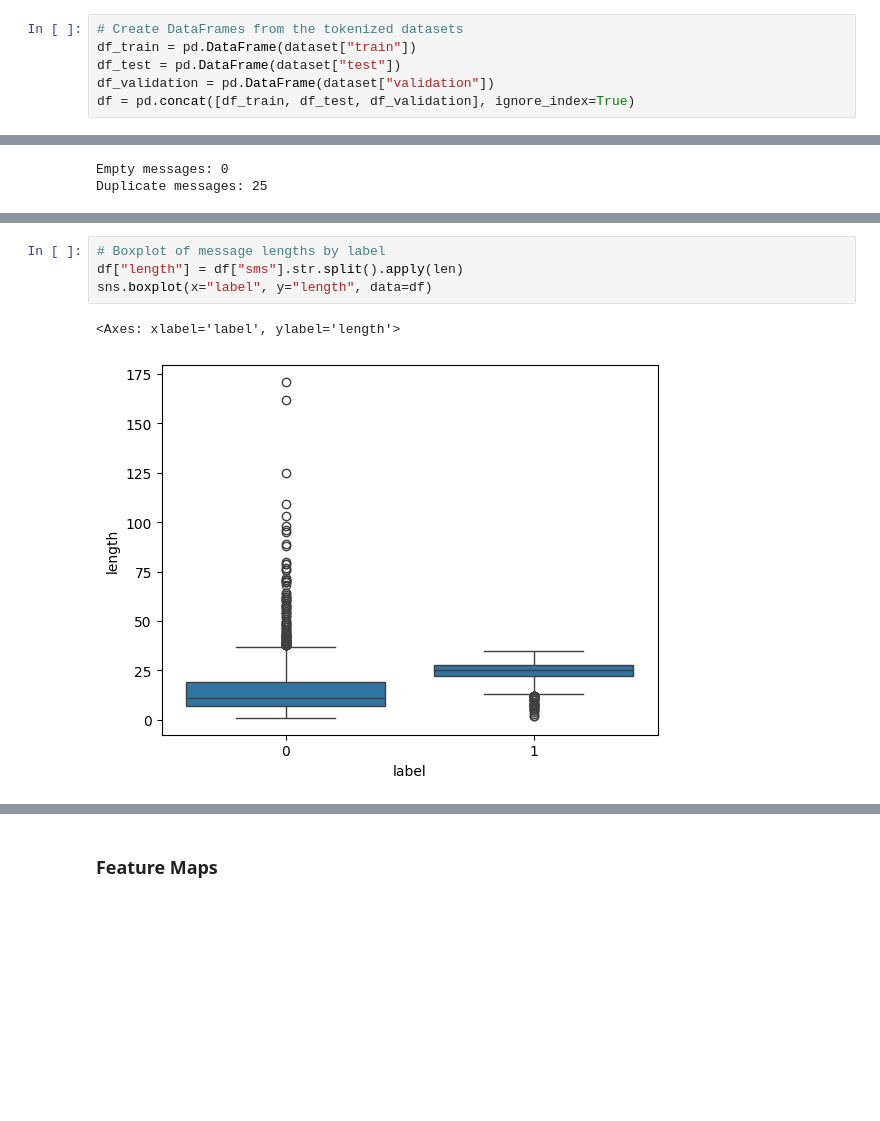
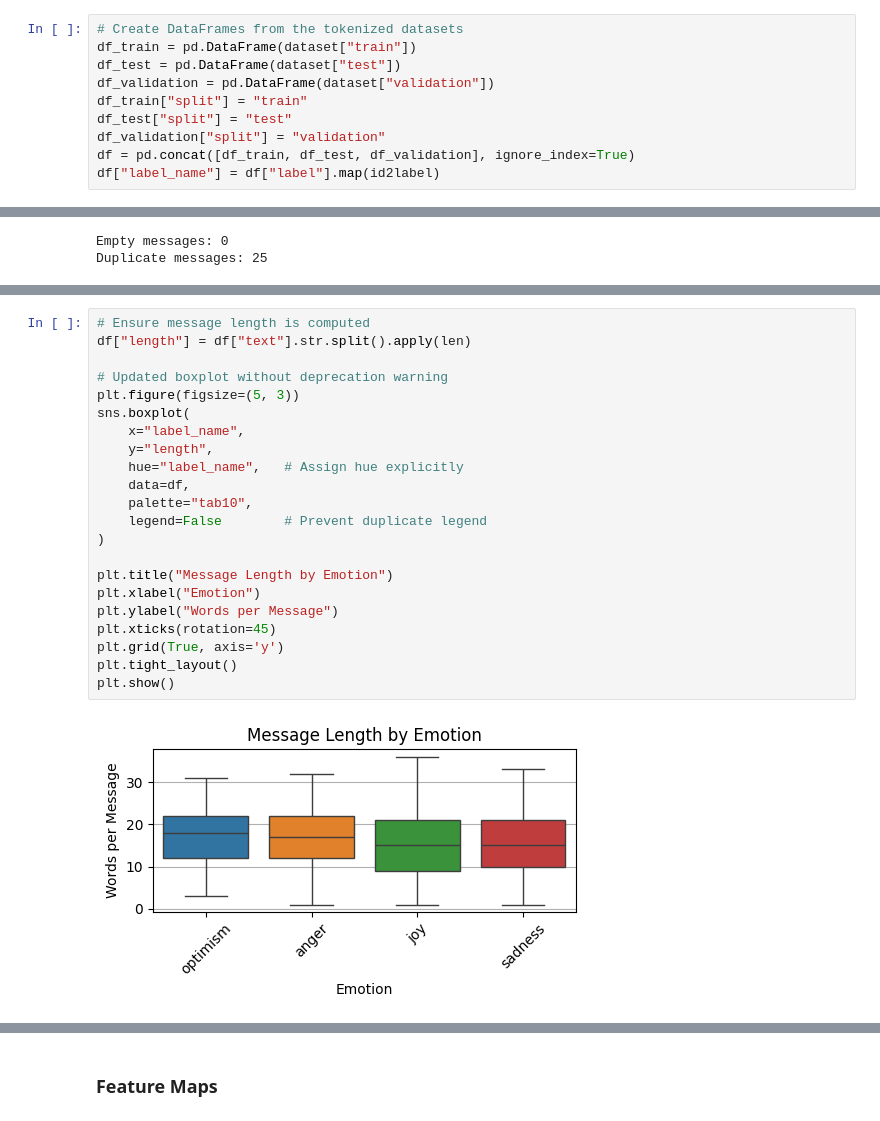
Before and after one commit to mxagar/llm_peft_fine_tuning_example, a Jupyter notebook: llm_peft.ipynb, the cells around one changed output, grey strips where cells are left out. Cells and saved outputs as stored; diff of their text form; blank space fills up the shorter version.

```diff
--- a/llm_peft.ipynb
+++ b/llm_peft.ipynb
@@ -251,4 +253,8 @@ from wordcloud import WordCloud
 df_train = pd.DataFrame(dataset["train"])
 df_test = pd.DataFrame(dataset["test"])
 df_validation = pd.DataFrame(dataset["validation"])
+df_train["split"] = "train"
+df_test["split"] = "test"
+df_validation["split"] = "validation"
 df = pd.concat([df_train, df_test, df_validation], ignore_index=True)
+df["label_name"] = df["label"].map(id2label)
@@ -288,8 +310,25 @@ plt.show()
 # %%
-# Boxplot of message lengths by label
-df["length"] = df["sms"].str.split().apply(len)
-sns.boxplot(x="label", y="length", data=df)
+# Ensure message length is computed
+df["length"] = df["text"].str.split().apply(len)
+
+# Updated boxplot without deprecation warning
+plt.figure(figsize=(5, 3))
+sns.boxplot(
+    x="label_name",
+    y="length",
+    hue="label_name",   # Assign hue explicitly
+    data=df,
+    palette="tab10",
+    legend=False        # Prevent duplicate legend
+)
+
+plt.title("Message Length by Emotion")
+plt.xlabel("Emotion")
+plt.ylabel("Words per Message")
+plt.xticks(rotation=45)
+plt.grid(True, axis='y')
+plt.tight_layout()
+plt.show()
 # %% [output]
-<Axes: xlabel='label', ylabel='length'>
-[figure, old version]
+[figure, new version]
 # %%
```
Also changed, not shown: parts of 31 cells of this notebook.
